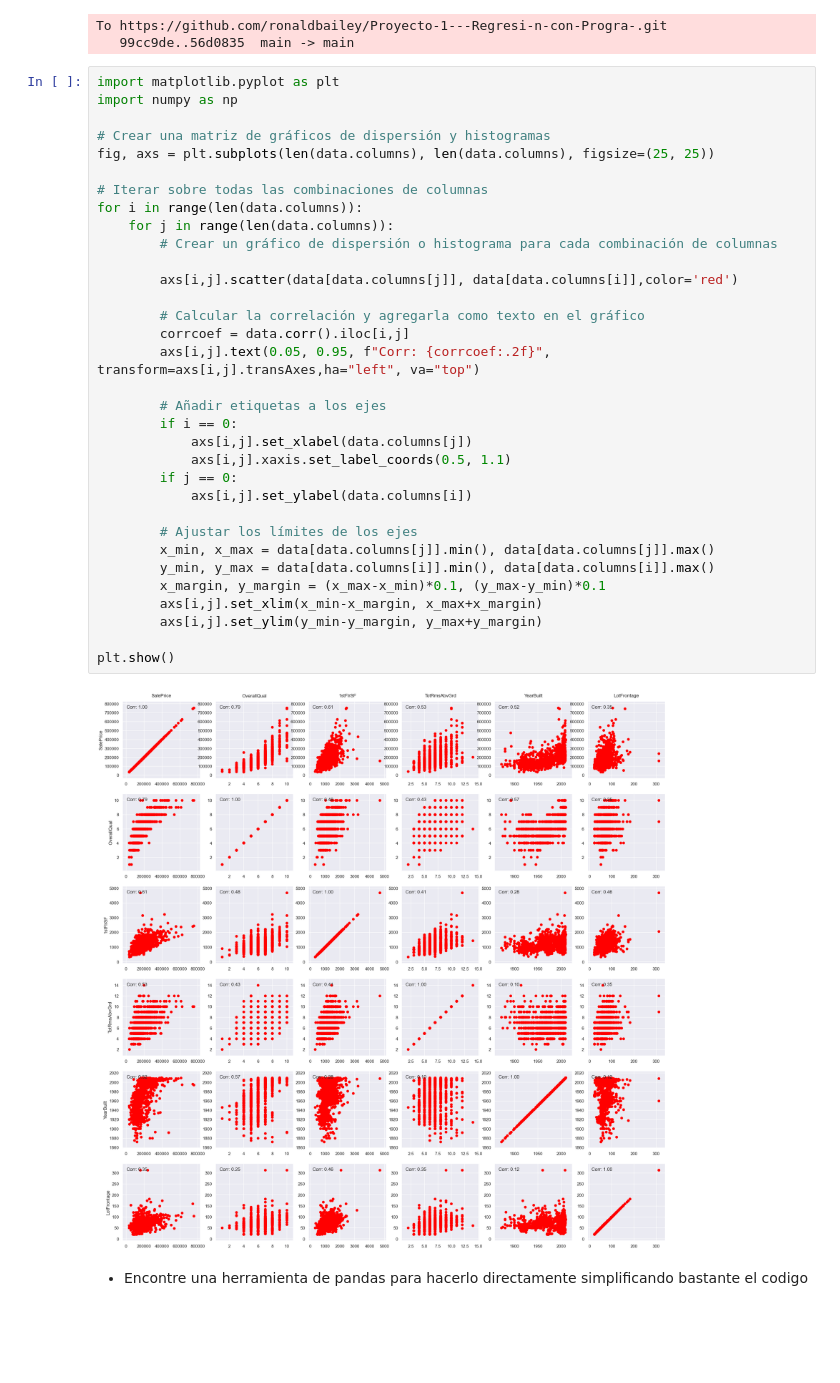
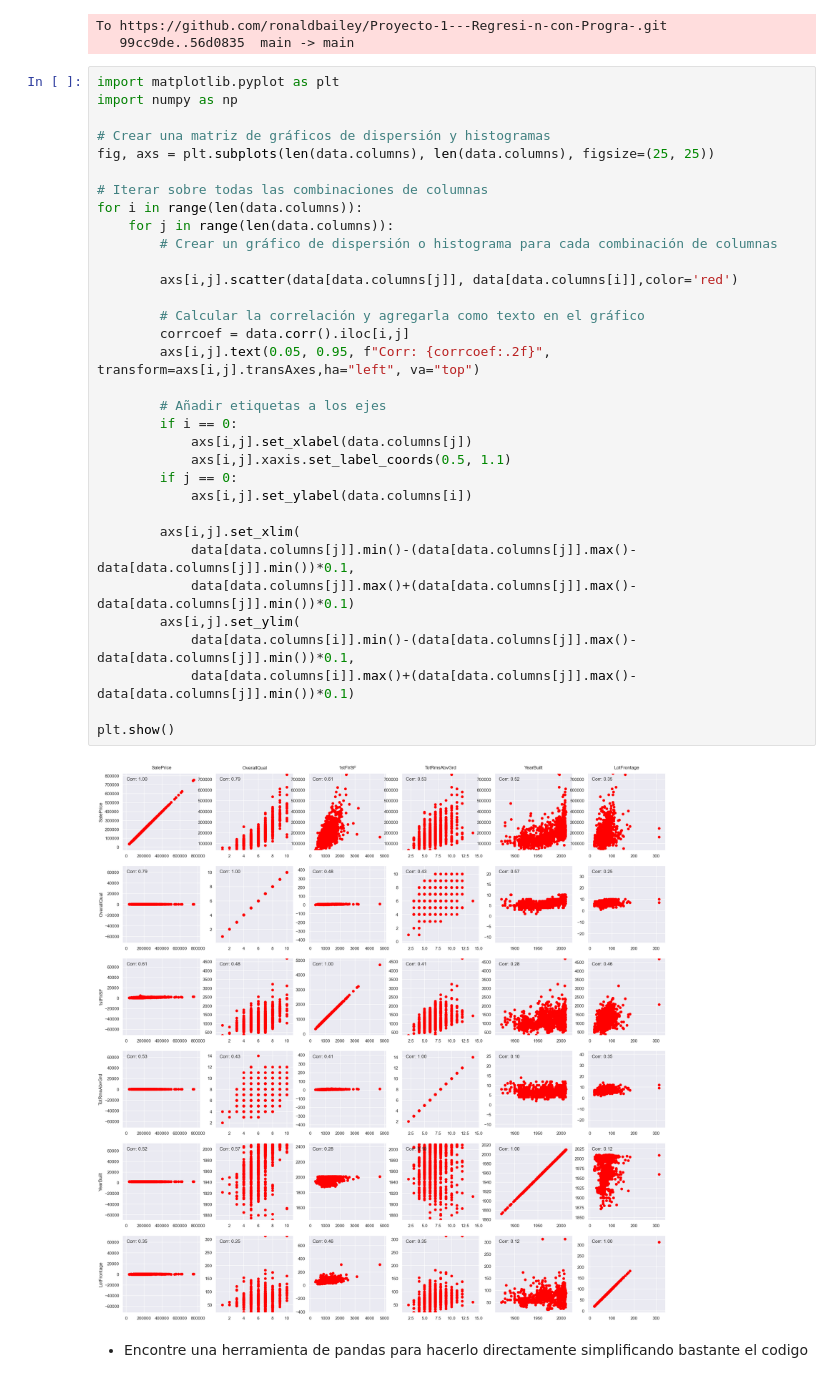
Before and after one commit to ronaldbailey/Proyecto-1---Regresi-n-con-Progra-, a Jupyter notebook: proyecto1.ipynb, the cells around one changed output. Cells and saved outputs as stored; diff of their text form; blank space fills up the shorter version.

```diff
--- a/proyecto1.ipynb
+++ b/proyecto1.ipynb
@@ -637,38 +624,38 @@ To https://github.com/ronaldbailey/Proyecto-1---Regresi-n-con-Progra-.git
 # %%
 import matplotlib.pyplot as plt
 import numpy as np
 
 # Crear una matriz de gráficos de dispersión y histogramas
 fig, axs = plt.subplots(len(data.columns), len(data.columns), figsize=(25, 25))
 
 # Iterar sobre todas las combinaciones de columnas
 for i in range(len(data.columns)):
     for j in range(len(data.columns)):
         # Crear un gráfico de dispersión o histograma para cada combinación de columnas
 
         axs[i,j].scatter(data[data.columns[j]], data[data.columns[i]],color='red')
 
         # Calcular la correlación y agregarla como texto en el gráfico
         corrcoef = data.corr().iloc[i,j]
         axs[i,j].text(0.05, 0.95, f"Corr: {corrcoef:.2f}", transform=axs[i,j].transAxes,ha="left", va="top")
 
         # Añadir etiquetas a los ejes
         if i == 0:
             axs[i,j].set_xlabel(data.columns[j])
             axs[i,j].xaxis.set_label_coords(0.5, 1.1)
         if j == 0:
             axs[i,j].set_ylabel(data.columns[i])
 
-        # Ajustar los límites de los ejes
-        x_min, x_max = data[data.columns[j]].min(), data[data.columns[j]].max()
-        y_min, y_max = data[data.columns[i]].min(), data[data.columns[i]].max()
-        x_margin, y_margin = (x_max-x_min)*0.1, (y_max-y_min)*0.1
-        axs[i,j].set_xlim(x_min-x_margin, x_max+x_margin)
-        axs[i,j].set_ylim(y_min-y_margin, y_max+y_margin)
+        axs[i,j].set_xlim(
+            data[data.columns[j]].min()-(data[data.columns[j]].max()-data[data.columns[j]].min())*0.1,
+            data[data.columns[j]].max()+(data[data.columns[j]].max()-data[data.columns[j]].min())*0.1)
+        axs[i,j].set_ylim(
+            data[data.columns[i]].min()-(data[data.columns[j]].max()-data[data.columns[j]].min())*0.1,
+            data[data.columns[i]].max()+(data[data.columns[j]].max()-data[data.columns[j]].min())*0.1)
 
 plt.show()
 # %% [output]
-[figure, old version]
+[figure, new version]
 # %% [markdown]
 * Encontre una herramienta de pandas para hacerlo directamente simplificando bastante el codigo
 # %%
```
Also changed, not shown: parts of 48 cells of this notebook.
